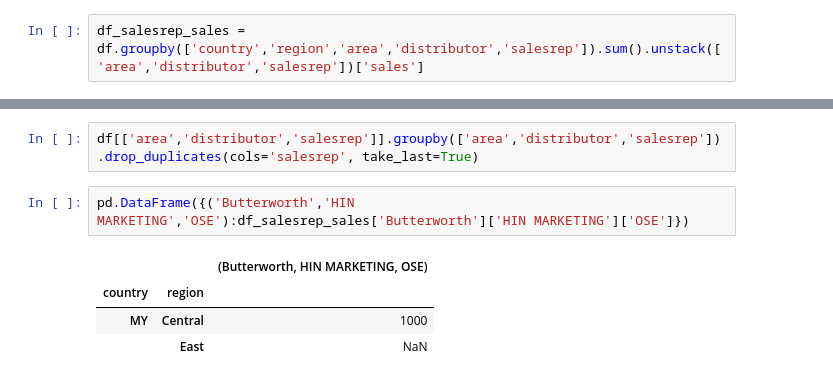
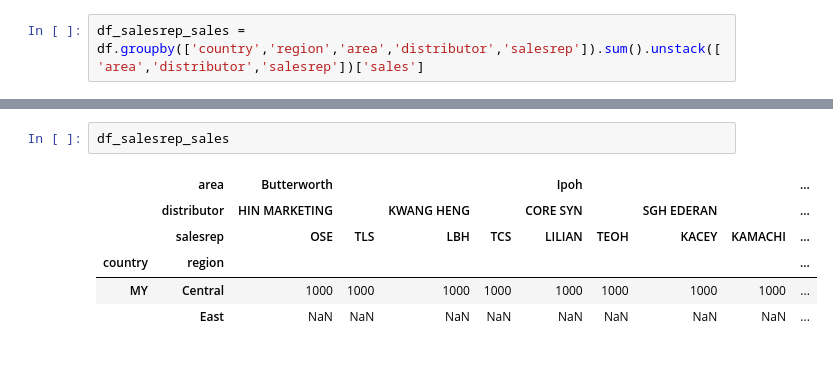
Before and after one commit to ogiaquino/tryp, a Jupyter notebook: crosstab.ipynb, the cells around one changed output, grey strips where cells are left out. Drawn from its saved outputs; the diff is of its cells as text.

```diff
--- a/crosstab.ipynb
+++ b/crosstab.ipynb
@@ -141,9 +121,9 @@ df_salesrep_sales
-# %%
-df[['area','distributor','salesrep']].groupby(['area','distributor','salesrep']).drop_duplicates(cols='salesrep', take_last=True)
-# %%
-pd.DataFrame({('Butterworth','HIN MARKETING','OSE'):df_salesrep_sales['Butterworth']['HIN MARKETING']['OSE']})
-# %% [output]
-|  |  | (Butterworth, HIN MARKETING, OSE) |
-| country | region |  |
-| MY | Central | 1000 |
-|  | East | NaN |
+# %%
+df_salesrep_sales
+# %% [output]
+|  | area | Butterworth |  |  |  | Ipoh |  |  |  | ... |
+|  | distributor | HIN MARKETING |  | KWANG HENG |  | CORE SYN |  | SGH EDERAN |  | ... |
+|  | salesrep | OSE | TLS | LBH | TCS | LILIAN | TEOH | KACEY | KAMACHI | ... |
+| country | region |  |  |  |  |  |  |  |  | ... |
+| MY | Central | 1000 | 1000 | 1000 | 1000 | 1000 | 1000 | 1000 | 1000 | ... |
+|  | East | NaN | NaN | NaN | NaN | NaN | NaN | NaN | NaN | ... |
```
Also changed, not shown: parts of 13 cells of this notebook.
